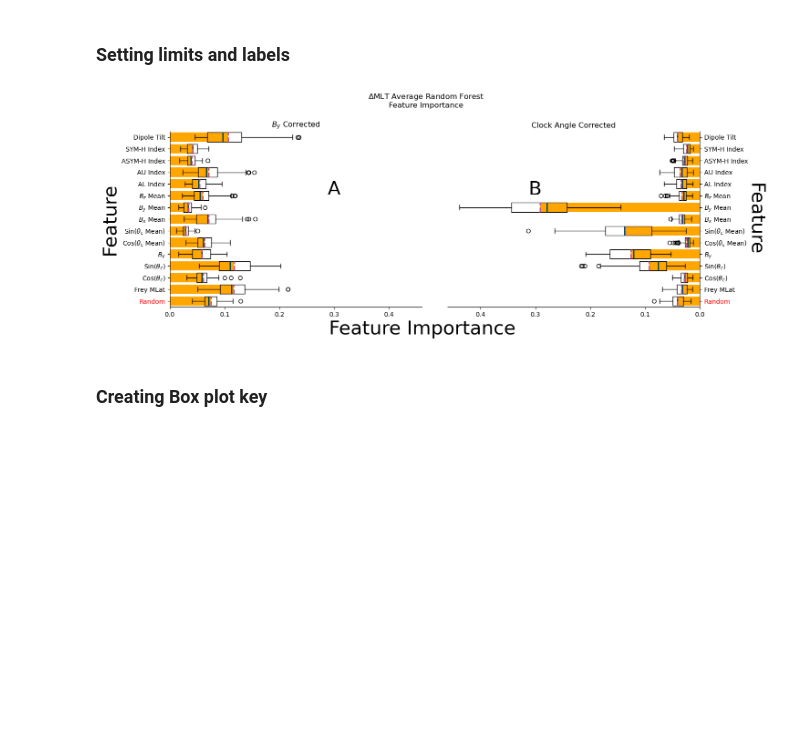
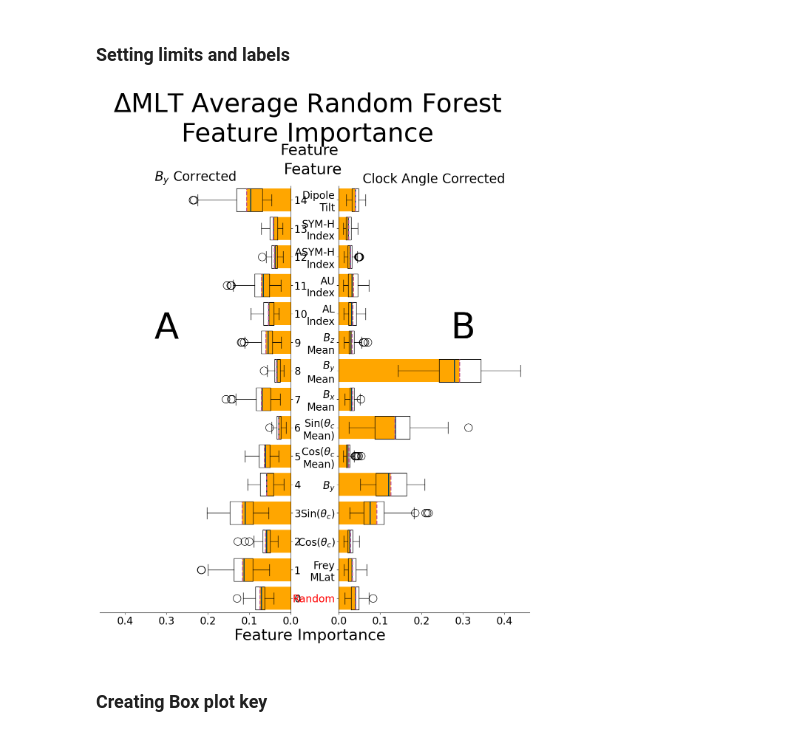
Before and after one commit to 08walkersj/Substorm_Onset_Conjugate_Displacement, a Jupyter notebook: Paper_Figures/Figure8_FeatureMLT.ipynb, the cells around one changed output. Saved outputs shown, nothing was run; the diff lists cells and outputs as text; code cells hidden in the pictures; blank space fills up the shorter version.

```diff
--- a/Paper_Figures/Figure8_FeatureMLT.ipynb
+++ b/Paper_Figures/Figure8_FeatureMLT.ipynb
@@ -218,6 +218,8 @@ Text(0.5, 1.0, '$B_y$ Corrected')
 #### Creating Clock Angle Subplot
 # %%
 ax2=fig.add_subplot(122)
+for ax_ in (ax, ax2):
+    ax_.tick_params(labelsize=20)
 bar= ax2.barh(X.columns, FI_Clock, **barchart)
 ax2.boxplot(feature_importance_Clock, vert=False, positions=range(0, len(X.columns)),
            widths= [round(Bar.get_bbox().height, 1) for Bar in bar.get_children()],
@@ -227,16 +229,17 @@ columns= ['Random','Frey MLat','Cos($\\theta_c$)', 'Sin($\\theta_c$)', '$B_y$',
           'Cos($\\theta_c$ Mean)', 'Sin($\\theta_c$ Mean)',
           '$B_x$ Mean','$B_y$ Mean', '$B_z$ Mean',
           'AL Index','AU Index', 'ASYM-H Index', 'SYM-H Index', 'Dipole Tilt']
+columns= ['\n'.join(col.split(' ')) for col in columns]
 ax2.set_yticks(list(range(0, len(columns))))
 
-ax2.set_yticklabels(columns)
+ax2.set_yticklabels(columns, size=20)
 
-ax2.spines['left'].set_visible(False)
+ax2.spines['right'].set_visible(False)
 ax2.spines['top'].set_visible(False)
-ax2.yaxis.set_label_position('right')
-ax2.yaxis.set_ticks_position('right')
-ax2.set_ylabel('Feature', size=30, rotation=-90, labelpad=25)
-ax2.set_title('Clock Angle Corrected')
-ax2.invert_xaxis()
+ax2.yaxis.set_label_position('left')
+ax2.yaxis.set_ticks_position('left')
+ax2.set_ylabel('Feature', size=30, rotation=0, y=1.02, labelpad=-40)
+ax2.set_title('Clock Angle Corrected', size=25)
+ax.invert_xaxis()
 fig
 # %% [output]
@@ -245,17 +248,19 @@ fig
 ### Setting limits and labels
 # %%
 xlims= np.min([ax.get_xlim(), ax2.get_xlim()]), np.max([ax.get_xlim(), ax2.get_xlim()])
-ax.sharey(ax2)
+# ax.sharey(ax2)
+ax.set_ylim(ax2.get_ylim())
 ax.set_xlim(xlims)
 ax2.set_xlim(xlims)
-ax2.invert_xaxis()
-ax.get_yticklabels()[0].set_color('r')
+ax.invert_xaxis()
+# ax.get_yticklabels()[0].set_color('r')
 ax2.get_yticklabels()[0].set_color('r')
-ax.text(0.3, 9.5, 'A', va='center', ha='center', size=30, zorder=20000)
-ax2.text(0.3, 9.5, 'B', va='center', ha='center', size=30, zorder=20000)
+ax.text(0.3, 9.5, 'A', va='center', ha='center', size=70, zorder=20000)
+ax2.text(0.3, 9.5, 'B', va='center', ha='center', size=70, zorder=20000)
+
 fig
 # %% [output]
-[figure, old version]
+[figure, new version]
 # %% [markdown]
 ### Creating Box plot key
 # %%
```
Also changed, not shown: parts of 7 cells of this notebook.
